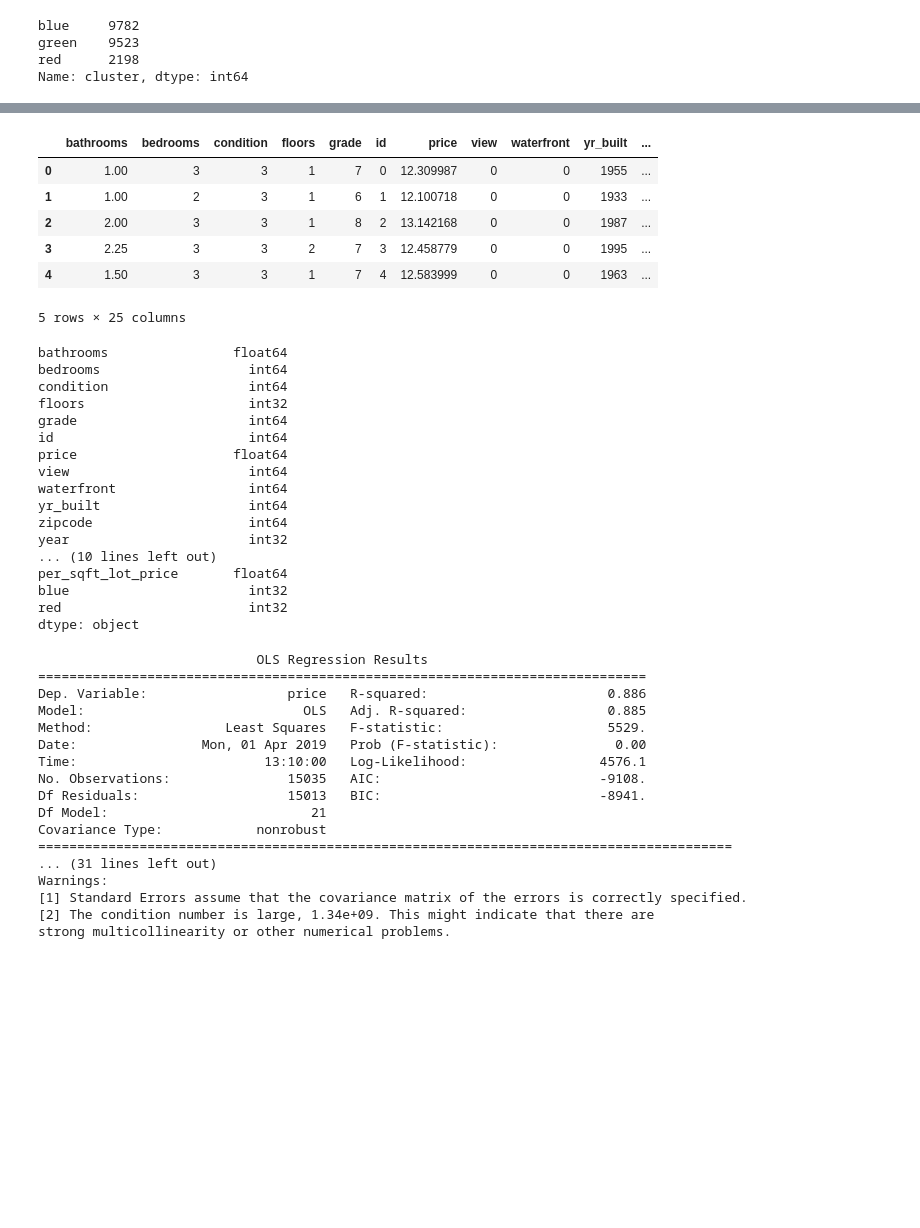
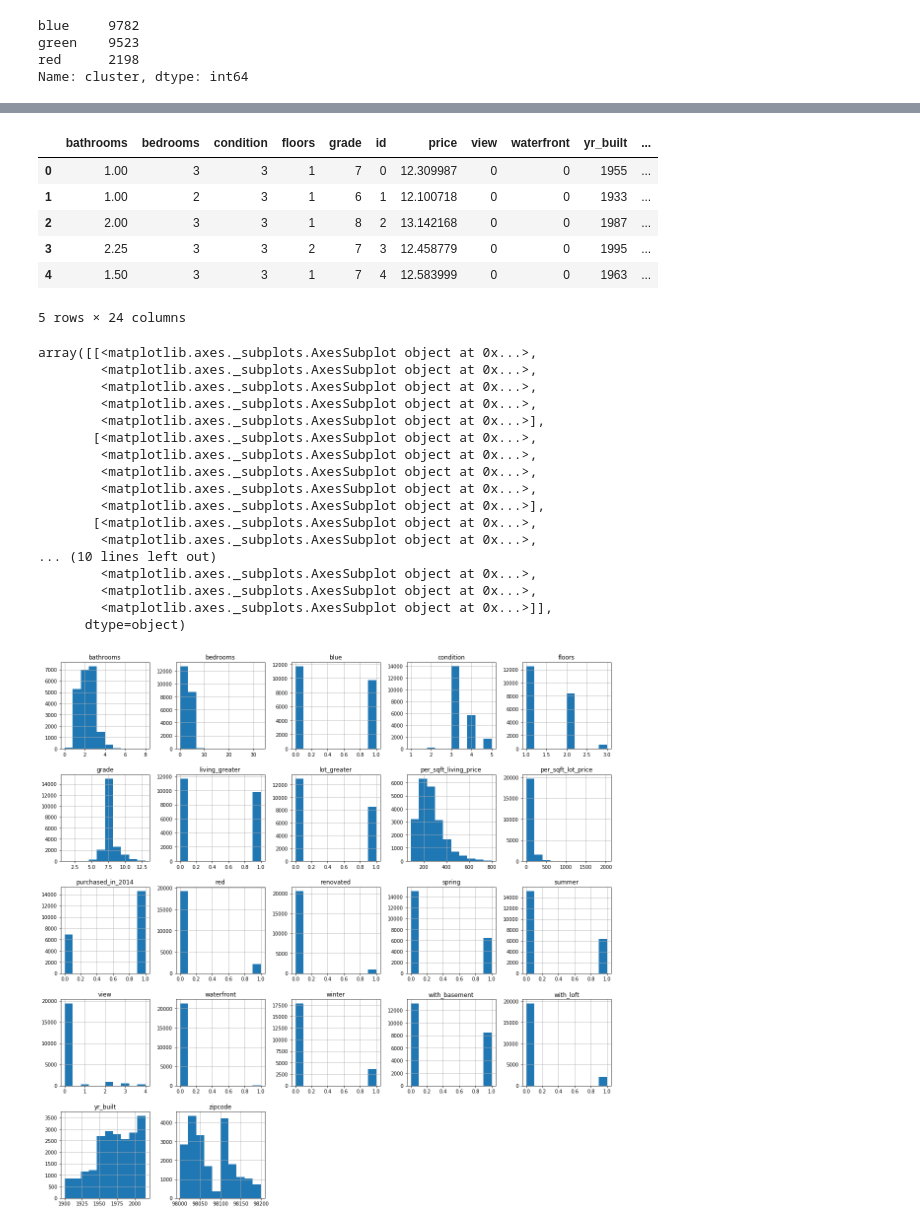
Before and after one commit to YDLEE613/KG, a Jupyter notebook: House_Prices_KR/House_Prices_jupyter.ipynb, the cells around one changed output, grey strips where cells are left out. Drawn from its saved outputs; the diff is of its cells as text; code cells hidden in the pictures; blank space fills up the shorter version.

Commit message:
Update House_Prices_jupyter.ipynb
Added new features + Regression models with tuning

```diff
--- a/House_Prices_KR/House_Prices_jupyter.ipynb
+++ b/House_Prices_KR/House_Prices_jupyter.ipynb
@@ -215,4 +215,4 @@ all_set_csv.drop('month',axis=1, inplace=True)
 all_set_csv = pd.concat([all_set_csv.drop('season',axis=1), pd.get_dummies(all_set_csv['season']).astype(int)], axis=1)
 
 # avoid dummy variable trap
-#all_set_csv.drop('fall', axis=1, inplace=True)
+all_set_csv.drop('fall', axis=1, inplace=True)
@@ -300,6 +270,10 @@ all_set_csv.drop('sqft_living', axis=1, inplace=True)
 ''' add per_sqft_lot_price '''
 all_set_csv['per_sqft_lot_price'] = np.expm1(all_set_csv[all_set_csv['price']>0]['price'])/all_set_csv[all_set_csv['price']>0]['sqft_lot']
 all_set_csv.drop('sqft_lot', axis=1, inplace=True)
+# %%
+''' add purchased_in_2014 '''
+all_set_csv['purchased_in_2014'] = np.select([all_set_csv['year'] == 2014], [1], default = 0)
+all_set_csv.drop('year', axis=1, inplace=True)
 # %%
 all_set_csv.head()
 # %% [output]
@@ -436,47 +381,25 @@ all_set_csv.head()
 | 2 | 2.00 | 3 | 3 | 1 | 8 | 2 | 13.142168 | 0 | 0 | 1987 | ... |
 | 3 | 2.25 | 3 | 3 | 2 | 7 | 3 | 12.458779 | 0 | 0 | 1995 | ... |
 | 4 | 1.50 | 3 | 3 | 1 | 7 | 4 | 12.583999 | 0 | 0 | 1963 | ... |
-5 rows × 25 columns
+5 rows × 24 columns
-# %%
-all_set_csv.dtypes
-# %% [output]
-bathrooms                float64
-bedrooms                   int64
-condition                  int64
-floors                     int32
-grade                      int64
-id                         int64
-price                    float64
-view                       int64
-waterfront                 int64
-yr_built                   int64
-zipcode                    int64
-year                       int32
-... (10 lines left out)
-per_sqft_lot_price       float64
-blue                       int32
-red                        int32
-dtype: object
-# %%
-import statsmodels.api as sm
-model = sm.OLS(all_set_csv[all_set_csv['price']>0].price, all_set_csv[all_set_csv['price']>0].drop(['id','price','waterfront'],axis=1))
-result = model.fit()
-print(result.summary())
-# %% [output]
-                            OLS Regression Results
-==============================================================================
-Dep. Variable:                  price   R-squared:                       0.886
-Model:                            OLS   Adj. R-squared:                  0.885
-Method:                 Least Squares   F-statistic:                     5529.
-Date:                Mon, 01 Apr 2019   Prob (F-statistic):               0.00
-Time:                        13:10:00   Log-Likelihood:                 4576.1
-No. Observations:               15035   AIC:                            -9108.
-Df Residuals:                   15013   BIC:                            -8941.
-Df Model:                          21
-Covariance Type:            nonrobust
-=========================================================================================
-... (31 lines left out)
-Warnings:
-[1] Standard Errors assume that the covariance matrix of the errors is correctly specified.
-[2] The condition number is large, 1.34e+09. This might indicate that there are
-strong multicollinearity or other numerical problems.
+# %%
+all_set_csv.drop(['id','price'],axis=1).hist(figsize = (20,20))
+# %% [output]
+array([[<matplotlib.axes._subplots.AxesSubplot object at 0x...>,
+        <matplotlib.axes._subplots.AxesSubplot object at 0x...>,
+        <matplotlib.axes._subplots.AxesSubplot object at 0x...>,
+        <matplotlib.axes._subplots.AxesSubplot object at 0x...>,
+        <matplotlib.axes._subplots.AxesSubplot object at 0x...>],
+       [<matplotlib.axes._subplots.AxesSubplot object at 0x...>,
+        <matplotlib.axes._subplots.AxesSubplot object at 0x...>,
+        <matplotlib.axes._subplots.AxesSubplot object at 0x...>,
+        <matplotlib.axes._subplots.AxesSubplot object at 0x...>,
+        <matplotlib.axes._subplots.AxesSubplot object at 0x...>],
+       [<matplotlib.axes._subplots.AxesSubplot object at 0x...>,
+        <matplotlib.axes._subplots.AxesSubplot object at 0x...>,
+... (10 lines left out)
+        <matplotlib.axes._subplots.AxesSubplot object at 0x...>,
+        <matplotlib.axes._subplots.AxesSubplot object at 0x...>,
+        <matplotlib.axes._subplots.AxesSubplot object at 0x...>]],
+      dtype=object)
+[figure, added]
```
Also changed, not shown: parts of 25 cells of this notebook.
